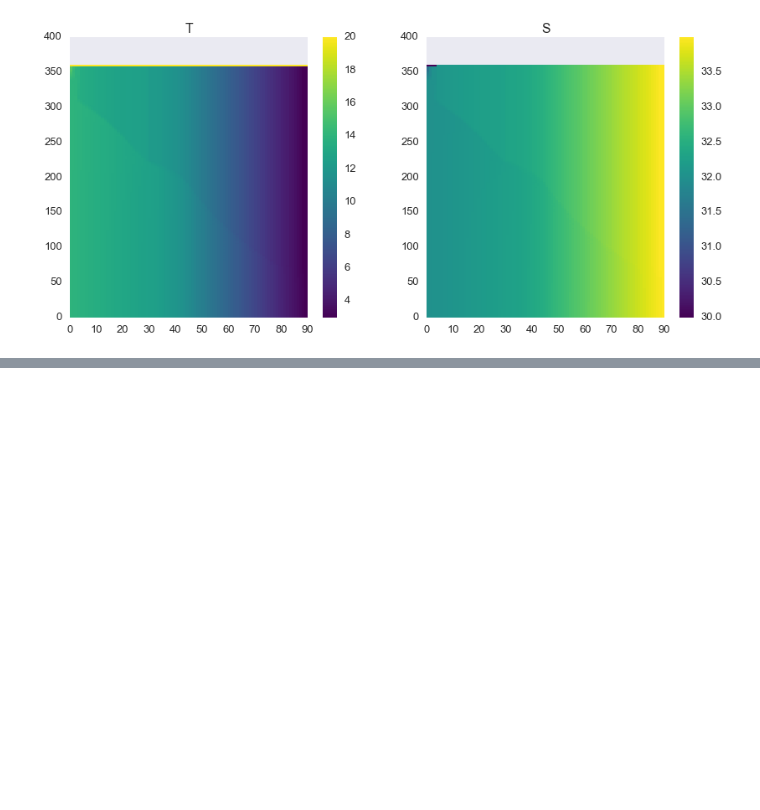
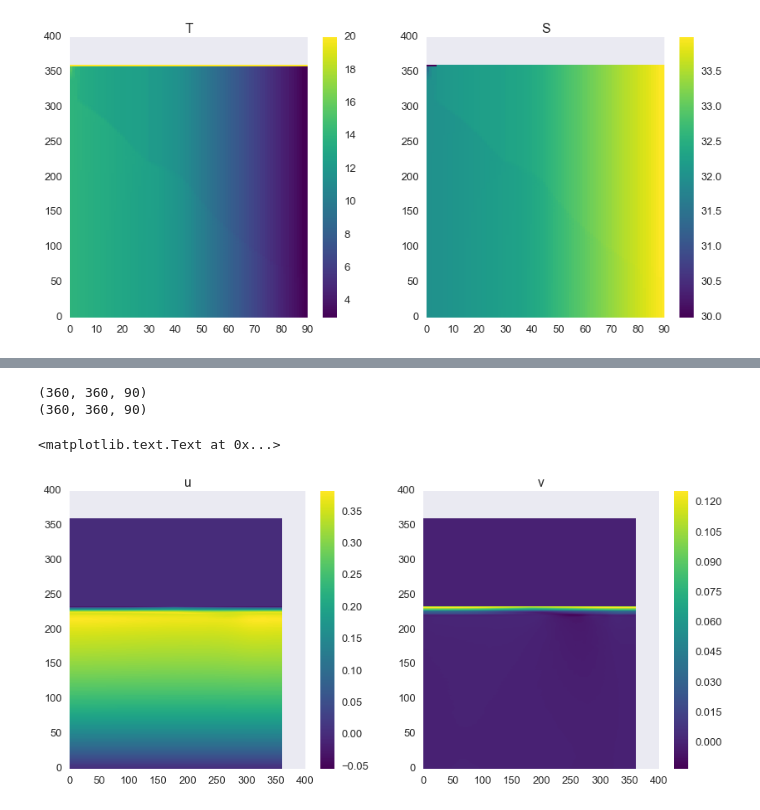
Before and after one commit to UBC-MOAD/buildcanyon, a Jupyter notebook: Stratification/BCs_and_ICs_from_run42.ipynb, the cells around one changed output, grey strips where cells are left out. Drawn from its saved outputs; the diff is of its cells as text; code cells hidden in the pictures; blank space fills up the shorter version.

```diff
--- a/Stratification/BCs_and_ICs_from_run42.ipynb
+++ b/Stratification/BCs_and_ICs_from_run42.ipynb
@@ -233,0 +272,48 @@ ax[1].set_title('S')
+# %%
+UU = state.U.isel(T=6)
+VV = state.V.isel(T=6)
+
+# unstagger
+UU_day3, VV_day3 = rdout.unstagger(UU,VV)
+
+# save binary files
+dt = np.dtype('>f8')  # float 64 big endian
+
+IC_U_file = "uu_run42_day03_NoC.bin"
+fileobj1 = open(IC_U_file,mode='wb')
+np.array(UU_day3).astype(dt).tofile(fileobj1,"")
+fileobj1.close()
+
+IC_V_file = "vv_run42_day03_NoC.bin"
+fileobj2 = open(IC_V_file,mode='wb')
+np.array(VV_day3).astype(dt).tofile(fileobj2,"")
+fileobj2.close()
+# %%
+# Check what we wrote
+fileNAME = "uu_run42_day03_NoC.bin"
+datau = np.fromfile(fileNAME, dt)
+
+u_check = np.reshape(datau,(360,360,90),order='F')
+print(np.shape(u_check))
+
+fileNAME = "vv_run42_day03_NoC.bin"
+datav = np.fromfile(fileNAME, dt)
+
+v_check = np.reshape(datav,(360,360,90),order='F')
+print(np.shape(v_check))
+
+sns.set_context('talk')
+fig,ax = plt.subplots(1,2,figsize=(14,6))
+
+pcol1 = ax[0].pcolor(np.transpose(u_check[:,:,28]), cmap = 'viridis')
+plt.colorbar(pcol1,ax = ax[0])
+ax[0].set_title('u')
+
+pcol2 = ax[1].pcolor(np.transpose(v_check[:,:,28]), cmap = 'viridis')
+plt.colorbar(pcol2,ax = ax[1])
+ax[1].set_title('v')
+# %% [output]
+(360, 360, 90)
+(360, 360, 90)
+<matplotlib.text.Text at 0x...>
+[figure, added]
```
Also changed, not shown: parts of 7 cells of this notebook, 1 other file.
